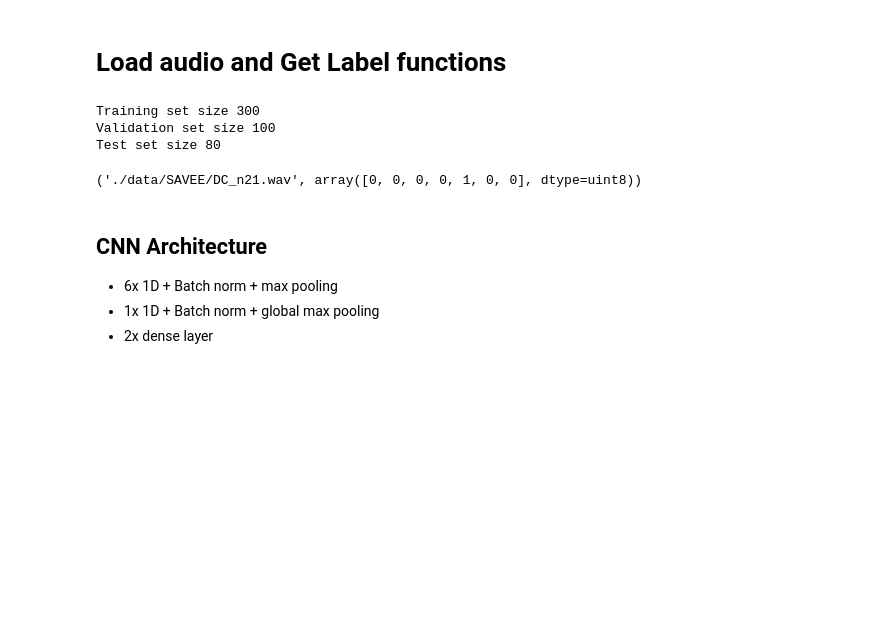
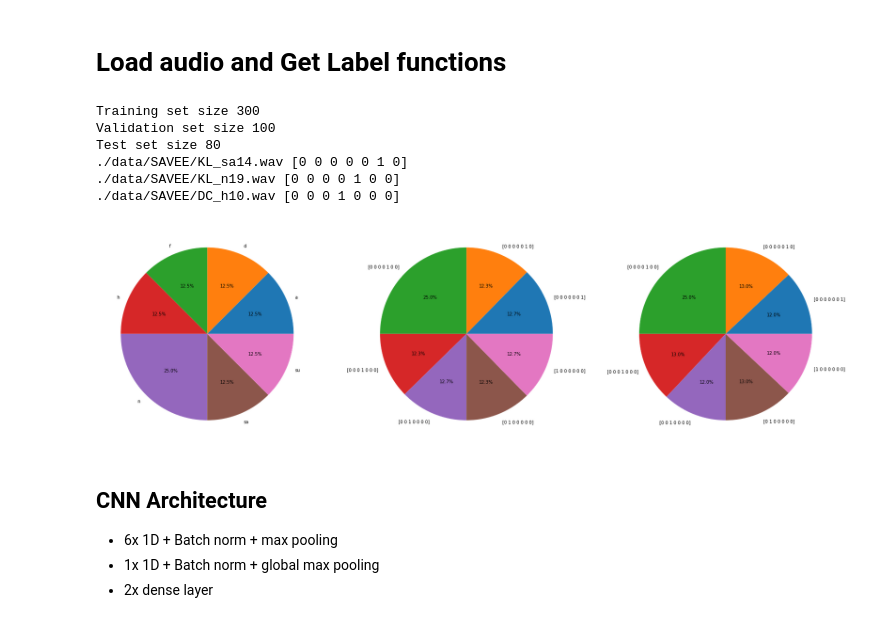
Before and after one commit to alejack9/Speech-Emotion-Recognition, a Jupyter notebook: Paper/paper.ipynb, the cells around one changed output. Drawn from its saved outputs; the diff is of its cells as text; code cells hidden in the pictures; blank space fills up the shorter version.

Commit message:
balanced train & piplot

```diff
--- a/Paper/paper.ipynb
+++ b/Paper/paper.ipynb
@@ -51,21 +51,42 @@ def get_label(file_path):
 # %%
 filenames = [f'{DATA_DIR}/{p}' for p in os.listdir(DATA_DIR)]
 np.random.shuffle(filenames)
+labels_true = list(map(get_label, filenames))
 labels = pd.get_dummies(list(map(get_label, filenames))).to_numpy()
 # %%
-train_files, train_labels = (filenames[:TRAIN_SIZE], labels[:TRAIN_SIZE])
-val_files, val_labels = (filenames[TRAIN_SIZE: TRAIN_SIZE + VAL_SIZE], labels[TRAIN_SIZE: TRAIN_SIZE + VAL_SIZE])
-test_files, test_labels = (filenames[-TEST_SIZE:], labels[-TEST_SIZE:])
+for train_index, val_test_index in StratifiedShuffleSplit(n_splits=10, train_size=TRAIN_SIZE, random_state=42).split(filenames, labels):
+  train_files, val_test_files = np.array(filenames)[train_index], np.array(filenames)[val_test_index]
+  train_labels, val_test_labels = np.array(labels)[train_index], np.array(labels)[val_test_index]
+
+for val_index, test_index in StratifiedShuffleSplit(n_splits=10, train_size=VAL_SIZE, random_state=42).split(val_test_files, val_test_labels):
+  val_files, test_files = np.array(val_test_files)[val_index], np.array(val_test_files)[test_index]
+  val_labels, test_labels = np.array(val_test_labels)[val_index], np.array(val_test_labels)[test_index]
+
+# train_files, train_labels = (filenames[:TRAIN_SIZE], labels[:TRAIN_SIZE])
+# val_files, val_labels = (filenames[TRAIN_SIZE: TRAIN_SIZE + VAL_SIZE], labels[TRAIN_SIZE: TRAIN_SIZE + VAL_SIZE])
+# test_files, test_labels = (filenames[-TEST_SIZE:], labels[-TEST_SIZE:])
 
 print('Training set size', len(train_files))
 print('Validation set size', len(val_files))
 print('Test set size', len(test_files))
-(train_files[0], train_labels[0])
+print(train_files[0], train_labels[0])
+print(val_files[0], val_labels[0])
+print(test_files[0], test_labels[0])
 # %% [output]
 Training set size 300
 Validation set size 100
 Test set size 80
+./data/SAVEE/KL_sa14.wav [0 0 0 0 0 1 0]
+./data/SAVEE/KL_n19.wav [0 0 0 0 1 0 0]
+./data/SAVEE/DC_h10.wav [0 0 0 1 0 0 0]
-('./data/SAVEE/DC_n21.wav', array([0, 0, 0, 0, 1, 0, 0], dtype=uint8))
+# %%
+fig, axes = plt.subplots(1, 3, figsize=(30, 10))
+axes[0].pie(np.unique(labels_true, return_counts=True)[1], labels=np.unique(labels_true), autopct='%1.1f%%')
+axes[1].pie(np.unique(list(map(str, train_labels)), return_counts=True)[1], labels=np.unique(list(map(str, train_labels))), autopct='%1.1f%%')
+axes[2].pie(np.unique(list(map(str, val_labels)), return_counts=True)[1], labels=np.unique(list(map(str, val_labels))), autopct='%1.1f%%')
+plt.show()
+# %% [output]
+[figure, added]
 # %%
 operations = [
     data_ops.ReadFile(),
```
Also changed, not shown: parts of 2 cells of this notebook.
